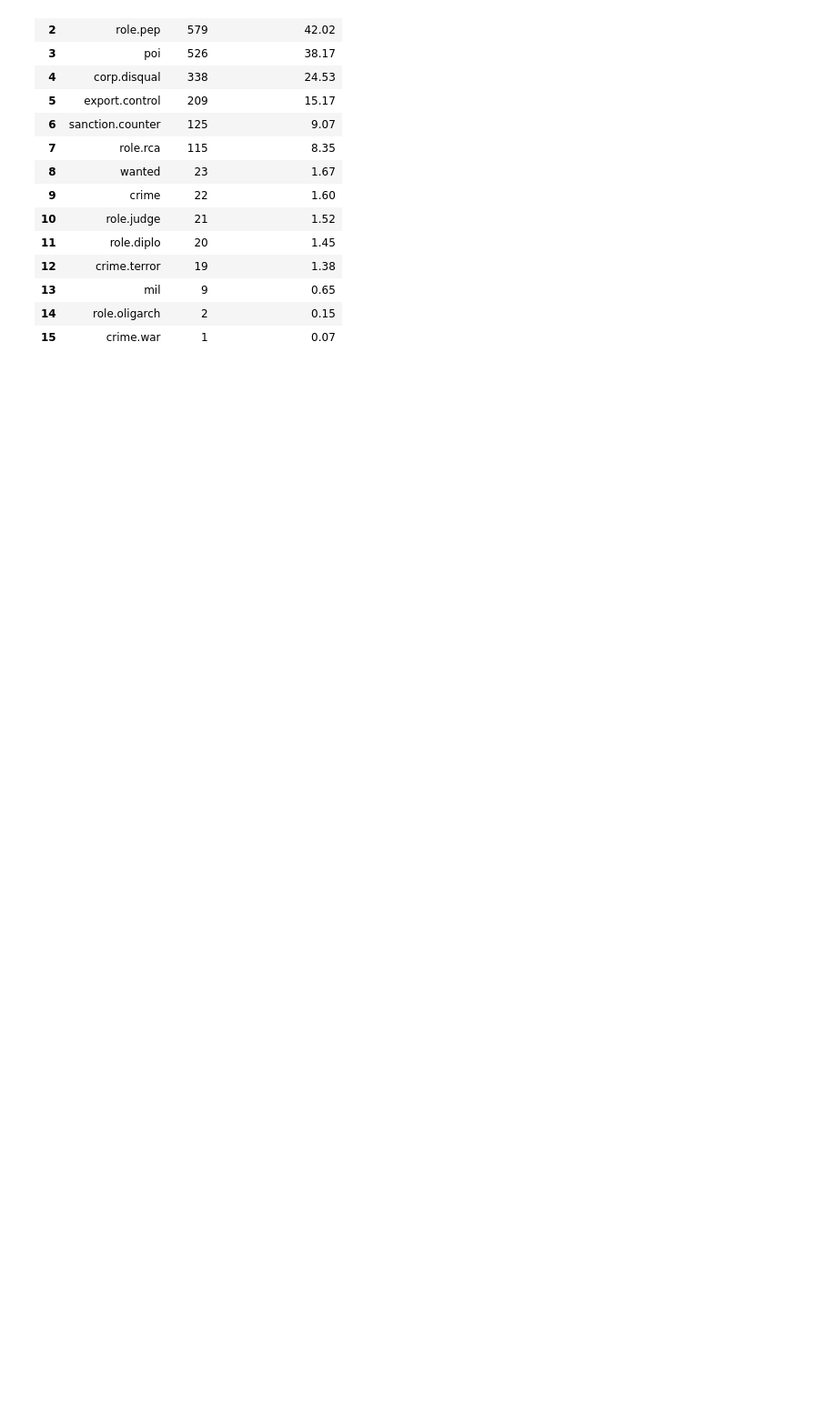
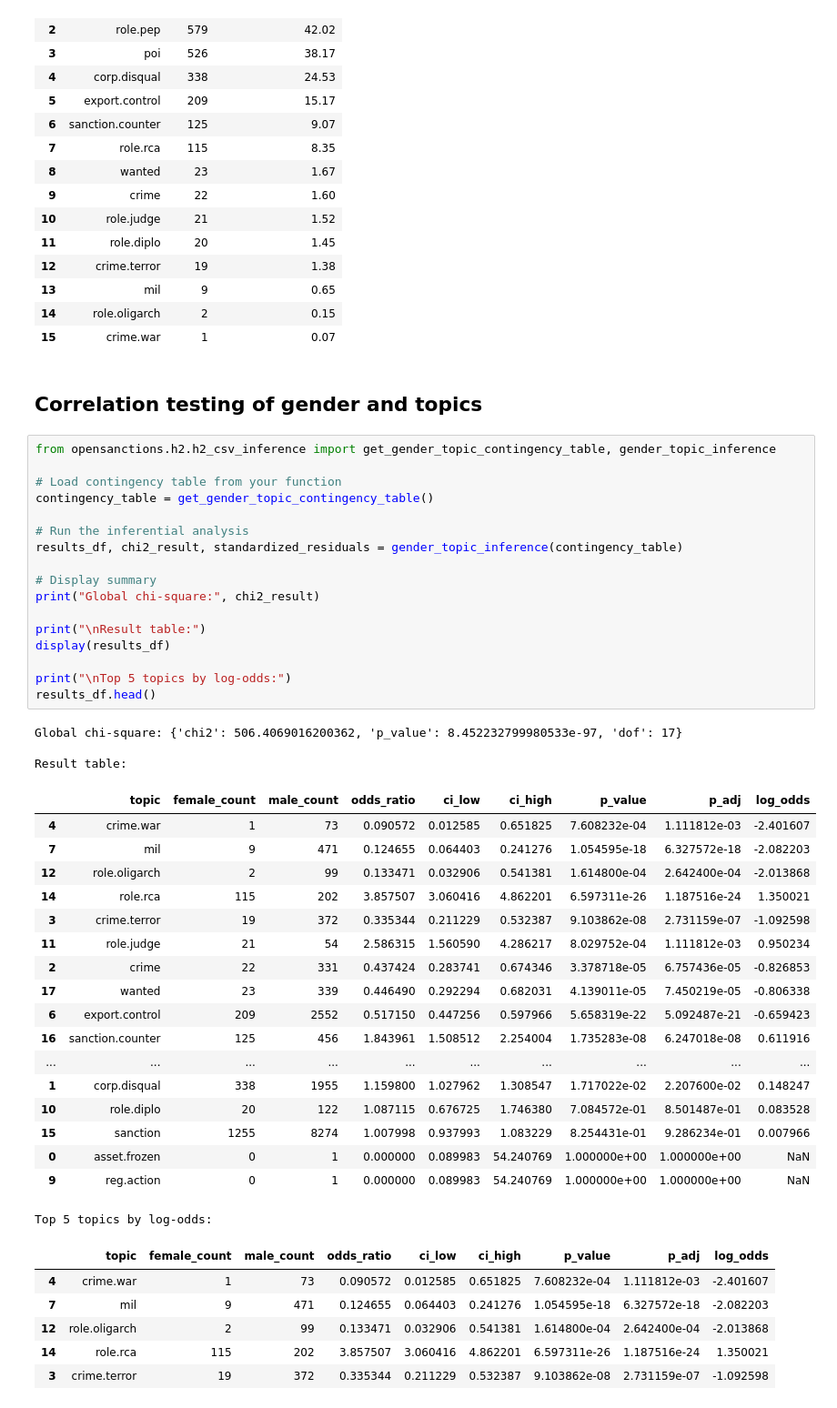
Before and after one commit to jellyrosp/opensanctions, a Jupyter notebook: jupyter_nb/h2/data_plot_h2_csv.ipynb, the cells around one changed output. Shown at 91% size. Saved outputs shown, nothing was run; the diff lists cells and outputs as text; blank space fills up the shorter version.

```diff
--- a/jupyter_nb/h2/data_plot_h2_csv.ipynb
+++ b/jupyter_nb/h2/data_plot_h2_csv.ipynb
@@ -173,3 +174,50 @@ csv_sanctioned_gender_specific_topics_frequency(gender='female', min_count=0)
 | 13 | mil | 9 | 0.65 |
 | 14 | role.oligarch | 2 | 0.15 |
 | 15 | crime.war | 1 | 0.07 |
+# %% [markdown]
+## Correlation testing of gender and topics
+# %%
+from opensanctions.h2.h2_csv_inference import get_gender_topic_contingency_table, gender_topic_inference
+
+# Load contingency table from your function
+contingency_table = get_gender_topic_contingency_table()
+
+# Run the inferential analysis
+results_df, chi2_result, standardized_residuals = gender_topic_inference(contingency_table)
+
+# Display summary
+print("Global chi-square:", chi2_result)
+
+print("\nResult table:")
+display(results_df)
+
+print("\nTop 5 topics by log-odds:")
+results_df.head()
+# %% [output]
+Global chi-square: {'chi2': 506.4069016200362, 'p_value': 8.452232799980533e-97, 'dof': 17}
+
+Result table:
+|  | topic | female_count | male_count | odds_ratio | ci_low | ci_high | p_value | p_adj | log_odds |
+| 4 | crime.war | 1 | 73 | 0.090572 | 0.012585 | 0.651825 | 7.608232e-04 | 1.111812e-03 | -2.401607 |
+| 7 | mil | 9 | 471 | 0.124655 | 0.064403 | 0.241276 | 1.054595e-18 | 6.327572e-18 | -2.082203 |
+| 12 | role.oligarch | 2 | 99 | 0.133471 | 0.032906 | 0.541381 | 1.614800e-04 | 2.642400e-04 | -2.013868 |
+| 14 | role.rca | 115 | 202 | 3.857507 | 3.060416 | 4.862201 | 6.597311e-26 | 1.187516e-24 | 1.350021 |
+| 3 | crime.terror | 19 | 372 | 0.335344 | 0.211229 | 0.532387 | 9.103862e-08 | 2.731159e-07 | -1.092598 |
+| 11 | role.judge | 21 | 54 | 2.586315 | 1.560590 | 4.286217 | 8.029752e-04 | 1.111812e-03 | 0.950234 |
+| 2 | crime | 22 | 331 | 0.437424 | 0.283741 | 0.674346 | 3.378718e-05 | 6.757436e-05 | -0.826853 |
+| 17 | wanted | 23 | 339 | 0.446490 | 0.292294 | 0.682031 | 4.139011e-05 | 7.450219e-05 | -0.806338 |
+| 6 | export.control | 209 | 2552 | 0.517150 | 0.447256 | 0.597966 | 5.658319e-22 | 5.092487e-21 | -0.659423 |
+| 16 | sanction.counter | 125 | 456 | 1.843961 | 1.508512 | 2.254004 | 1.735283e-08 | 6.247018e-08 | 0.611916 |
+| ... | ... | ... | ... | ... | ... | ... | ... | ... | ... |
+| 1 | corp.disqual | 338 | 1955 | 1.159800 | 1.027962 | 1.308547 | 1.717022e-02 | 2.207600e-02 | 0.148247 |
+| 10 | role.diplo | 20 | 122 | 1.087115 | 0.676725 | 1.746380 | 7.084572e-01 | 8.501487e-01 | 0.083528 |
+| 15 | sanction | 1255 | 8274 | 1.007998 | 0.937993 | 1.083229 | 8.254431e-01 | 9.286234e-01 | 0.007966 |
+| 0 | asset.frozen | 0 | 1 | 0.000000 | 0.089983 | 54.240769 | 1.000000e+00 | 1.000000e+00 | NaN |
+| 9 | reg.action | 0 | 1 | 0.000000 | 0.089983 | 54.240769 | 1.000000e+00 | 1.000000e+00 | NaN |
+Top 5 topics by log-odds:
+|  | topic | female_count | male_count | odds_ratio | ci_low | ci_high | p_value | p_adj | log_odds |
+| 4 | crime.war | 1 | 73 | 0.090572 | 0.012585 | 0.651825 | 7.608232e-04 | 1.111812e-03 | -2.401607 |
+| 7 | mil | 9 | 471 | 0.124655 | 0.064403 | 0.241276 | 1.054595e-18 | 6.327572e-18 | -2.082203 |
+| 12 | role.oligarch | 2 | 99 | 0.133471 | 0.032906 | 0.541381 | 1.614800e-04 | 2.642400e-04 | -2.013868 |
+| 14 | role.rca | 115 | 202 | 3.857507 | 3.060416 | 4.862201 | 6.597311e-26 | 1.187516e-24 | 1.350021 |
+| 3 | crime.terror | 19 | 372 | 0.335344 | 0.211229 | 0.532387 | 9.103862e-08 | 2.731159e-07 | -1.092598 |
```
Also changed, not shown: parts of 2 cells of this notebook, 2 other files.
